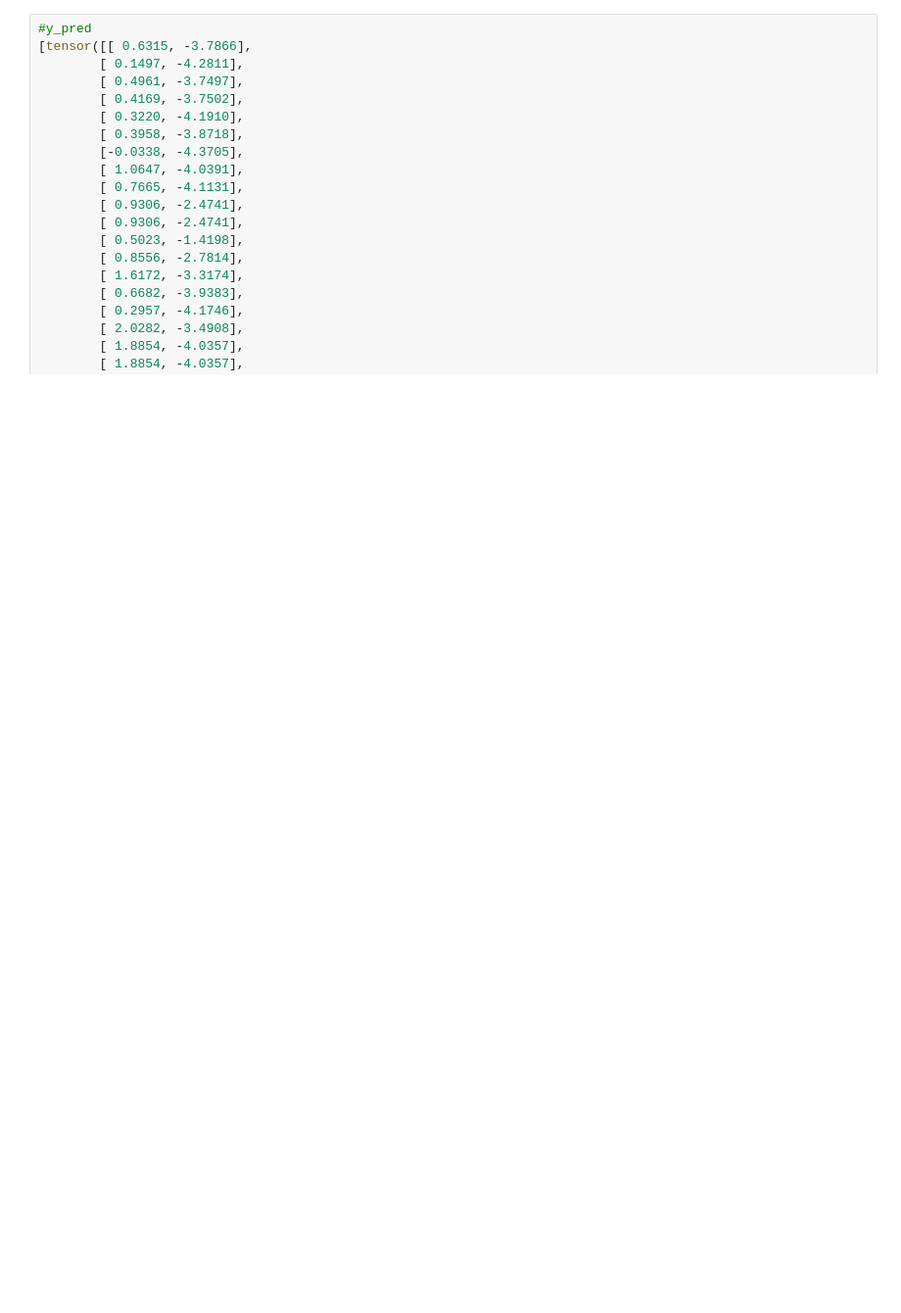
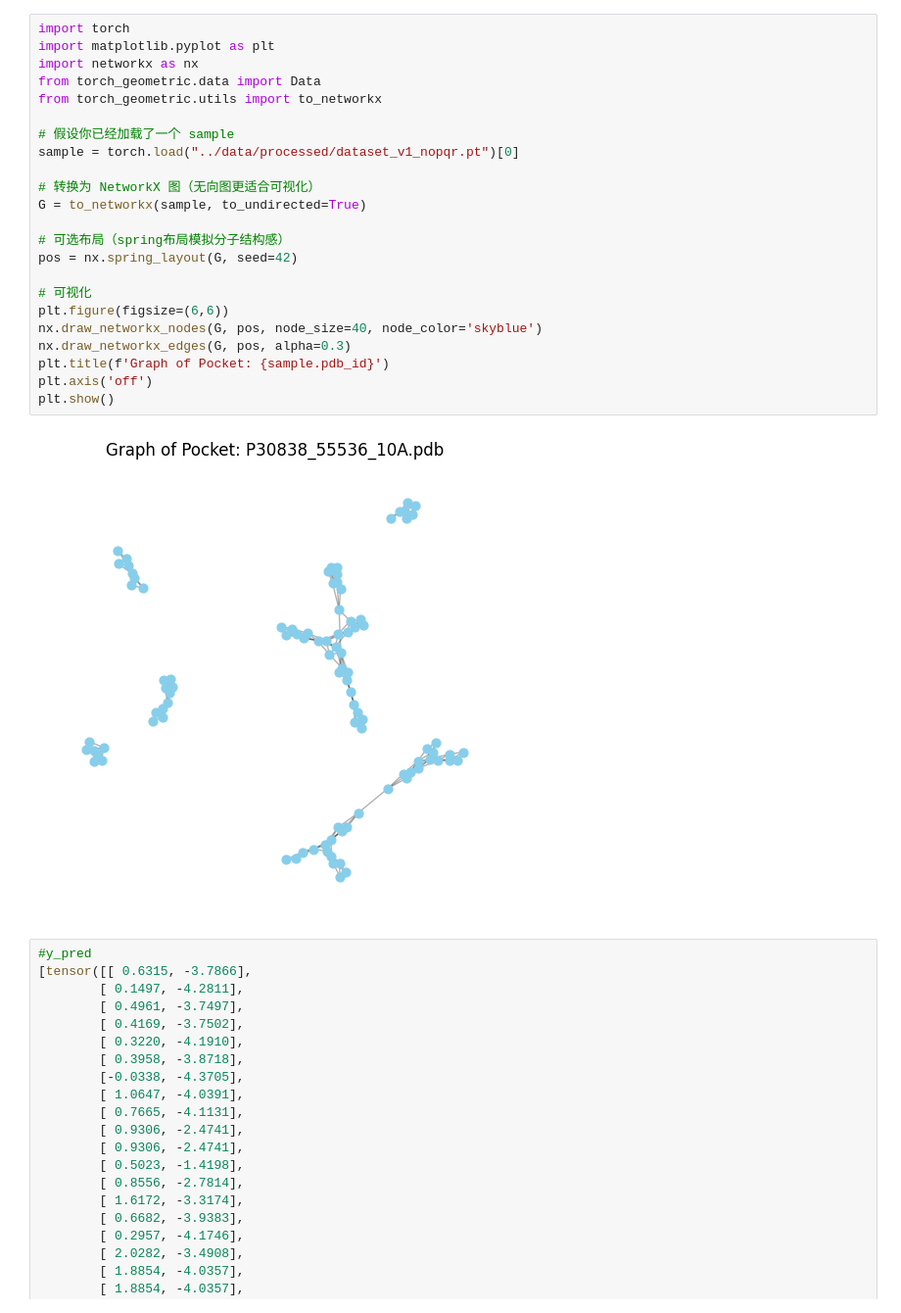
Before and after one commit to RektonLee/src, a Jupyter notebook: simple2/scripts/hh.ipynb, the cells around one changed output. Shown: that part at 98% size. Cells and saved outputs as stored; diff of their text form; blank space fills up the shorter version.

```diff
--- a/simple2/scripts/hh.ipynb
+++ b/simple2/scripts/hh.ipynb
@@ -1,3 +99,28 @@
+# %%
+import torch
+import matplotlib.pyplot as plt
+import networkx as nx
+from torch_geometric.data import Data
+from torch_geometric.utils import to_networkx
+
+# 假设你已经加载了一个 sample
+sample = torch.load("../data/processed/dataset_v1_nopqr.pt")[0]
+
+# 转换为 NetworkX 图（无向图更适合可视化）
+G = to_networkx(sample, to_undirected=True)
+
+# 可选布局（spring布局模拟分子结构感）
+pos = nx.spring_layout(G, seed=42)
+
+# 可视化
+plt.figure(figsize=(6,6))
+nx.draw_networkx_nodes(G, pos, node_size=40, node_color='skyblue')
+nx.draw_networkx_edges(G, pos, alpha=0.3)
+plt.title(f'Graph of Pocket: {sample.pdb_id}')
+plt.axis('off')
+plt.show()
+# %% [output]
+[figure, added]
 # %%
 #y_pred
 [tensor([[ 0.6315, -3.7866],
```
Also changed, not shown: parts of 2 cells of this notebook, 9 other files.
